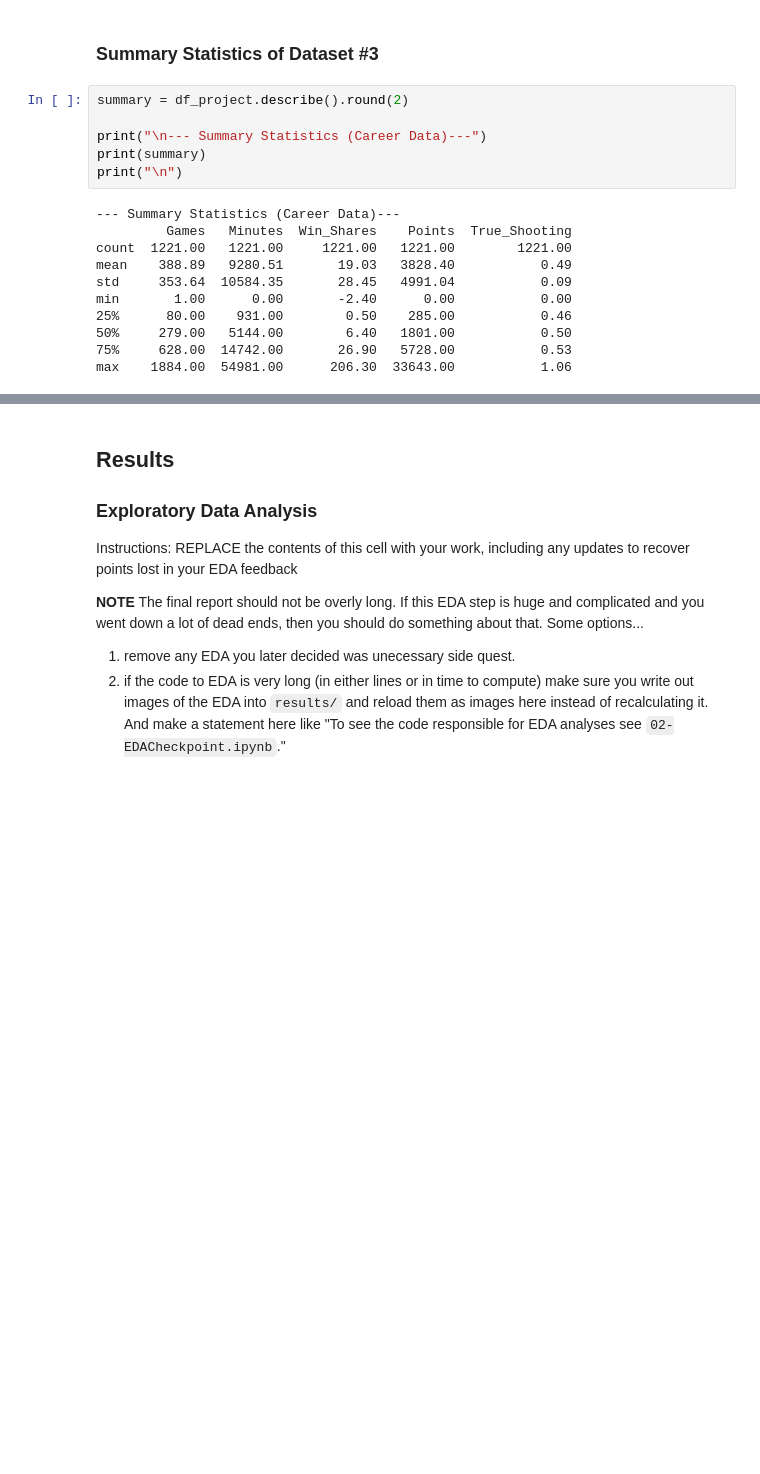
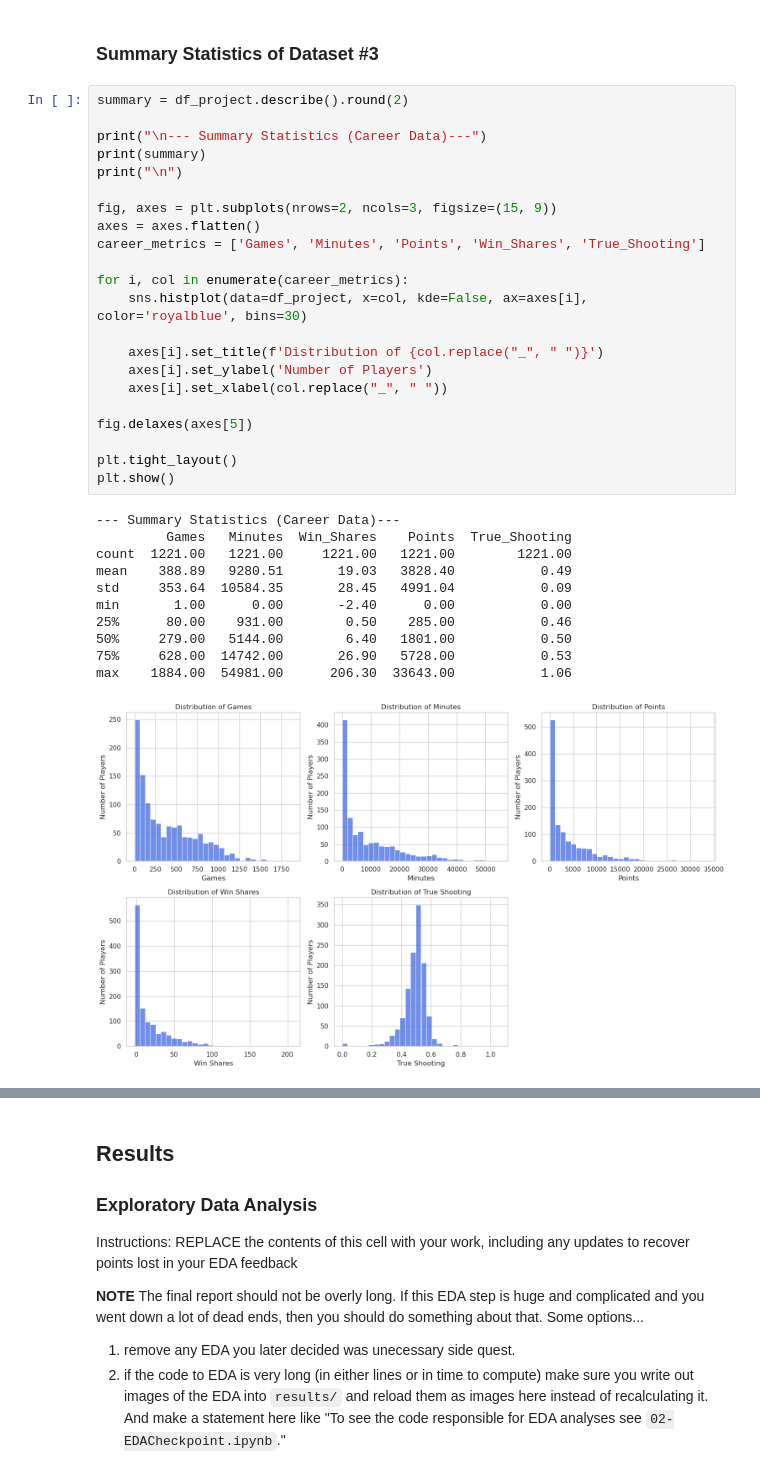
Before and after one commit to COGS108/Group010_WI26, a Jupyter notebook: 03-FinalProject.ipynb, the cells around one changed output, grey strips where cells are left out. Cells and saved outputs as stored; diff of their text form; blank space fills up the shorter version.

Commit message:
Added name and Additional Plots
Added my name and distribution plots to dataset 3

```diff
--- a/03-FinalProject.ipynb
+++ b/03-FinalProject.ipynb
@@ -277,23 +277,40 @@ Data Wrangling Note: To see the code that was responsible for loading, merging,
 df_project = pd.read_csv('data/02-processed/dataset_3_career_clean.csv')
 # %% [markdown]
 ### Summary Statistics of Dataset #3
-# %%
-summary = df_project.describe().round(2)
-
-print("\n--- Summary Statistics (Career Data)---")
-print(summary)
-print("\n")
-# %% [output]
---- Summary Statistics (Career Data)---
-         Games   Minutes  Win_Shares    Points  True_Shooting
-count  1221.00   1221.00     1221.00   1221.00        1221.00
-mean    388.89   9280.51       19.03   3828.40           0.49
-std     353.64  10584.35       28.45   4991.04           0.09
-min       1.00      0.00       -2.40      0.00           0.00
-25%      80.00    931.00        0.50    285.00           0.46
-50%     279.00   5144.00        6.40   1801.00           0.50
-75%     628.00  14742.00       26.90   5728.00           0.53
-max    1884.00  54981.00      206.30  33643.00           1.06
+# %%
+summary = df_project.describe().round(2)
+
+print("\n--- Summary Statistics (Career Data)---")
+print(summary)
+print("\n")
+
+fig, axes = plt.subplots(nrows=2, ncols=3, figsize=(15, 9))
+axes = axes.flatten()
+career_metrics = ['Games', 'Minutes', 'Points', 'Win_Shares', 'True_Shooting']
+
+for i, col in enumerate(career_metrics):
+    sns.histplot(data=df_project, x=col, kde=False, ax=axes[i], color='royalblue', bins=30)
+
+    axes[i].set_title(f'Distribution of {col.replace("_", " ")}')
+    axes[i].set_ylabel('Number of Players')
+    axes[i].set_xlabel(col.replace("_", " "))
+
+fig.delaxes(axes[5])
+
+plt.tight_layout()
+plt.show()
+# %% [output]
+--- Summary Statistics (Career Data)---
+         Games   Minutes  Win_Shares    Points  True_Shooting
+count  1221.00   1221.00     1221.00   1221.00        1221.00
+mean    388.89   9280.51       19.03   3828.40           0.49
+std     353.64  10584.35       28.45   4991.04           0.09
+min       1.00      0.00       -2.40      0.00           0.00
+25%      80.00    931.00        0.50    285.00           0.46
+50%     279.00   5144.00        6.40   1801.00           0.50
+75%     628.00  14742.00       26.90   5728.00           0.53
+max    1884.00  54981.00      206.30  33643.00           1.06
+[figure, added]
 # %% [markdown]
 What this means:
 
```
Also changed, not shown: parts of 6 cells of this notebook.
